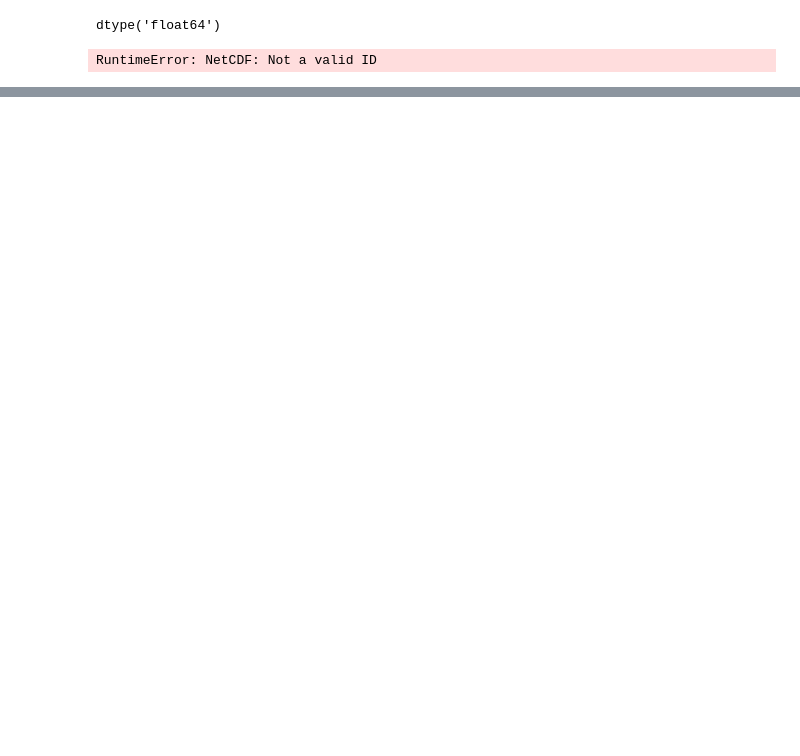
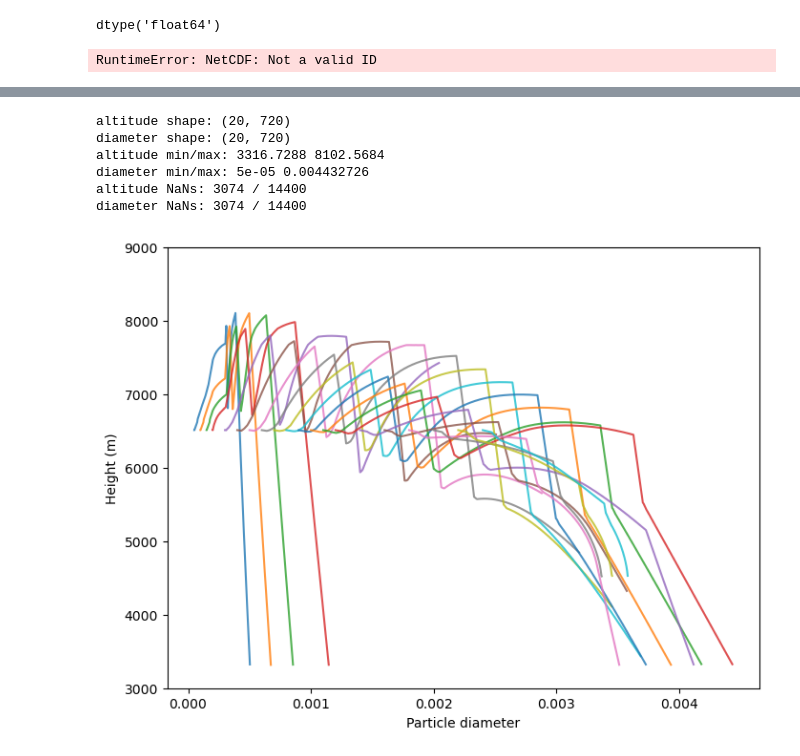
Before and after one commit to ezriri/simple-graupel-model, a Jupyter notebook: model_improvements.ipynb, the cells around one changed output, grey strips where cells are left out. Saved outputs shown, nothing was run; the diff lists cells and outputs as text; code cells hidden in the pictures; blank space fills up the shorter version.

```diff
--- a/model_improvements.ipynb
+++ b/model_improvements.ipynb
@@ -115,0 +193,47 @@ Data variables:
+# %%
+#print(ncfile_ice["altitude"])
+#print(ncfile_ice["diameter"])
+
+alt = ncfile_ice["altitude"].values
+diam = ncfile_ice["diameter"].values
+
+print("altitude shape:", alt.shape)
+print("diameter shape:", diam.shape)
+
+print("altitude min/max:", np.nanmin(alt), np.nanmax(alt))
+print("diameter min/max:", np.nanmin(diam), np.nanmax(diam))
+
+print("altitude NaNs:", np.isnan(alt).sum(), "/", alt.size)
+print("diameter NaNs:", np.isnan(diam).sum(), "/", diam.size)
+# %% [output]
+altitude shape: (20, 720)
+diameter shape: (20, 720)
+altitude min/max: 3316.7288 8102.5684
+diameter min/max: 5e-05 0.004432726
+altitude NaNs: 3074 / 14400
+diameter NaNs: 3074 / 14400
+# %%
+import matplotlib.pyplot as plt
+import numpy as np
+
+fig, ax = plt.subplots(figsize=(8, 6))
+
+for p in range(ncfile_ice.sizes["particle"]):
+
+    altitude = ncfile_ice["altitude"].isel(particle=p).values
+    diameter = ncfile_ice["diameter"].isel(particle=p).values
+
+    ax.plot(
+        diameter,
+        altitude,
+        linewidth=1.5,
+        alpha=0.8
+    )
+
+ax.set_xlabel("Particle diameter")
+ax.set_ylabel("Height (m)")
+ax.set_ylim(3000, 9000)
+
+plt.show()
+# %% [output]
+[figure, added]
```
Also changed, not shown: parts of 10 cells of this notebook, 35 other files.
